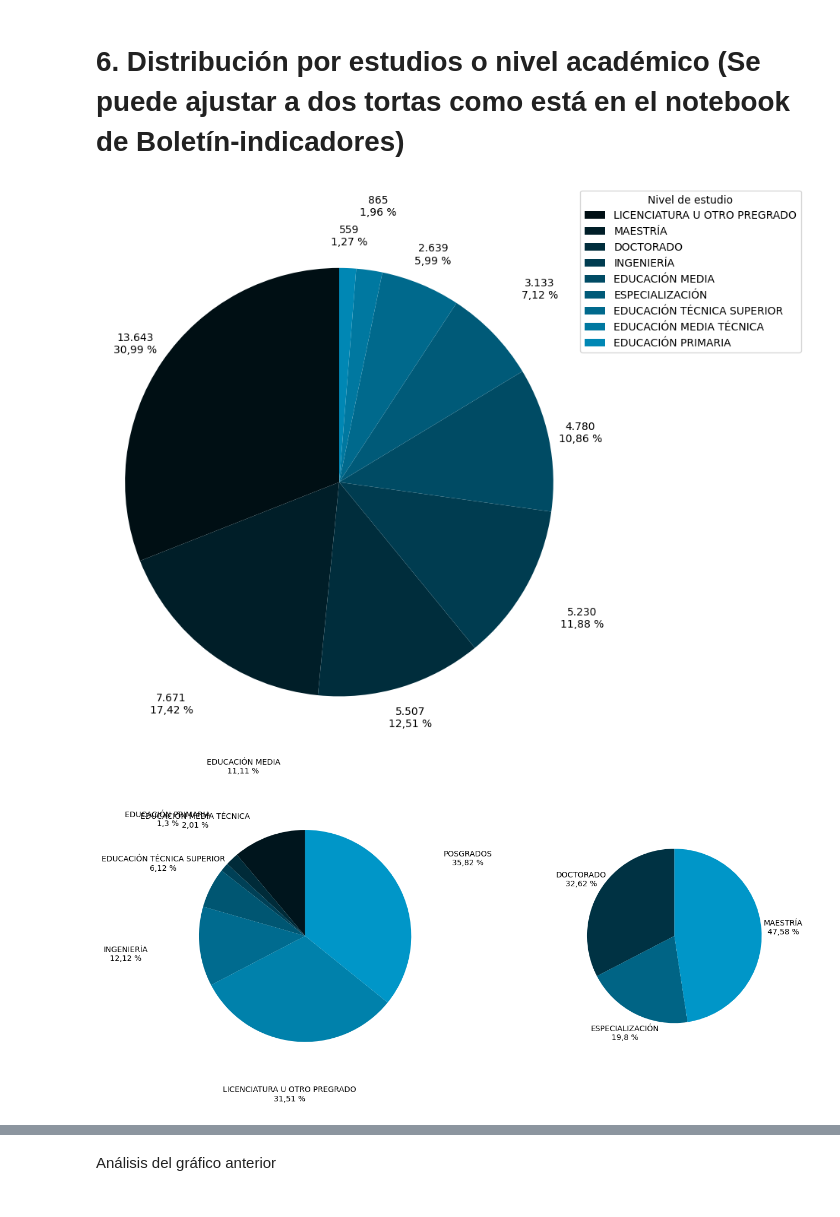
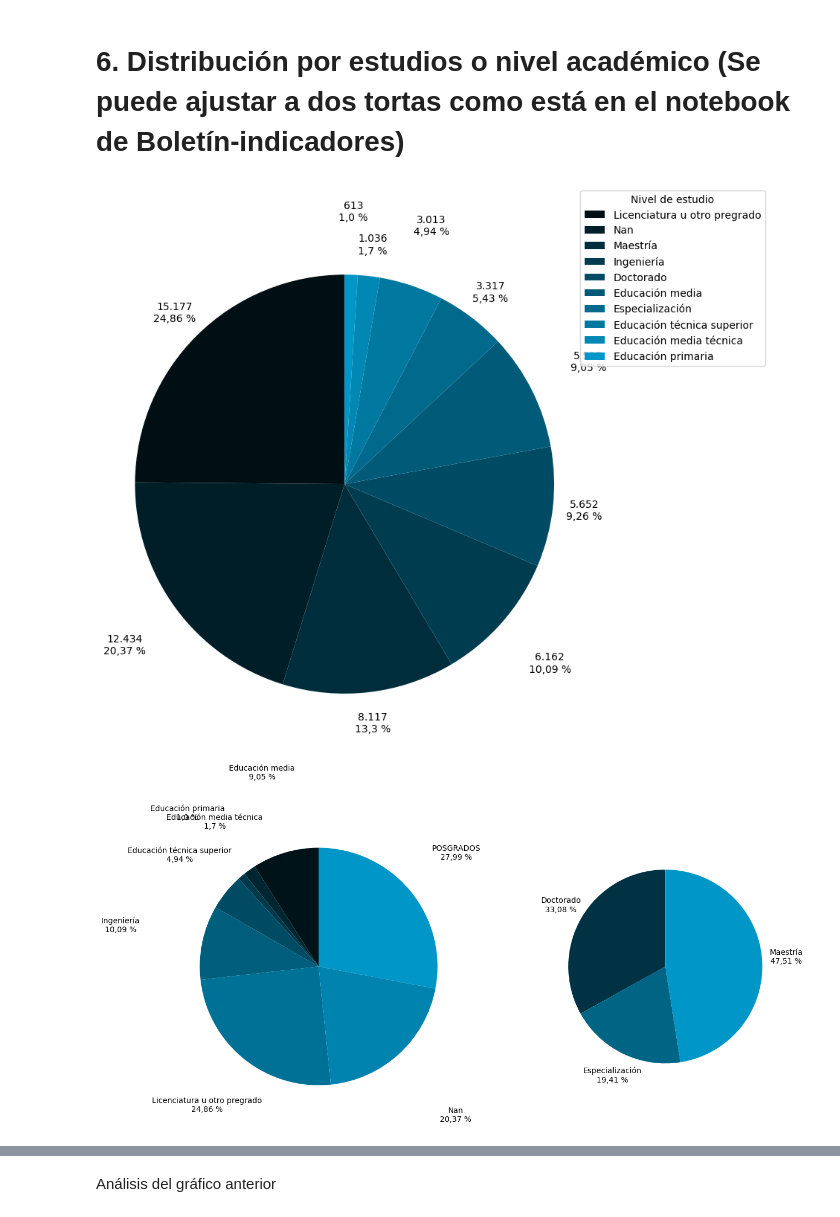
Before and after one commit to luiscorp552/portfolio_oncti, a Jupyter notebook: reporte_diario_OEL.ipynb, the cells around one changed output, grey strips where cells are left out. Saved outputs shown, nothing was run; the diff lists cells and outputs as text; code cells hidden in the pictures.

```diff
--- a/reporte_diario_OEL.ipynb
+++ b/reporte_diario_OEL.ipynb
@@ -740,10 +1107,10 @@ See the caveats in the documentation: https://pandas.pydata.org/pandas-docs/stab
 ### 3.1.2. Distribución de los registros por grupo etario y sexo del Reporte Completo
 # %%
 # Aplicar la función a la columna de edades para crear una nueva columna de rangos de edad
-df_filtrado['Rango de Edad'] = df_filtrado['Edad'].apply(agrupar_edades)
+filtered_df['Rango de Edad'] = filtered_df['Edad'].apply(agrupar_edades)
 
 # Agrupar por rango de edad y sexo
-conteo_valores6 = df_filtrado.groupby(['Rango de Edad', 'Sexo']).size().unstack(fill_value=0)
+conteo_valores6 = filtered_df.groupby(['Rango de Edad', 'Sexo']).size().unstack(fill_value=0)
 
 # Convertir los valores negativos para la gráfica invertida
 conteo_valores6['Mujer'] = conteo_valores6['Mujer'] * -1
@@ -840,11 +1214,11 @@ Análisis del gráfico anterior
 columna_a_graficar = 'Tipo Institucion'  # Reemplaza 'Tipo Institucion' con el nombre de tu columna
 
 bas_color = [96, 159, 244]
-tipo_institucion = df_filtrado[columna_a_graficar].unique()
+tipo_institucion = filtered_df[columna_a_graficar].unique()
 colores = generate_gradient_colors(bas_color, len(tipo_institucion))  # Usando una paleta de colores degradada
 
 # Contar la cantidad de valores repetidos
-conteo_valores7 = df_filtrado[columna_a_graficar].value_counts()
+conteo_valores7 = filtered_df[columna_a_graficar].value_counts()
 
 # Crear el gráfico de torta con etiquetas de datos en el exterior
 fig, ax = plt.subplots(figsize=(10, 10))
@@ -897,7 +1271,7 @@ plt.show()
 columna_a_graficar = 'Tipo Institucion'
 
 # Contar la cantidad de valores repetidos y ordenarlos de forma descendente
-conteo_valores8 = df_filtrado[columna_a_graficar].value_counts().sort_values(ascending=True)
+conteo_valores8 = filtered_df[columna_a_graficar].value_counts().sort_values(ascending=True)
 
 # Crear el gráfico de barras horizontales
 plt.figure(figsize=(10, 6))
@@ -920,7 +1294,7 @@ plt.show()
 columna_a_graficar = 'Tipo Institucion'
 
 # Contar la cantidad de valores repetidos y ordenarlos de forma descendente
-conteo_valores9 = df_filtrado[columna_a_graficar].value_counts().sort_values(ascending=True)
+conteo_valores9 = filtered_df[columna_a_graficar].value_counts().sort_values(ascending=True)
 total_valores = conteo_valores9.sum()  # Obtener el total de valores
 
 # Crear el gráfico de barras horizontales
@@ -953,14 +1327,14 @@ Análisis del gráfico anterior
 # %%
 # Hacer el gráfico de torta para la columna 'Nivel de Estudio'
 col = 'Nivel de Estudio'  # Reemplaza 'Nombre de la Columna' con el nombre de tu columna
-nivel_estudios = df[col].unique()
+nivel_estudios = filtered_df[col].unique()
 
 # Generar colores degradados
 base_color = [0, 150, 200]
 colores = generate_gradient_colors(base_color, len(nivel_estudios))
 
 # 1. Contar la cantidad de valores repetidos
-conteo_valores10 = df[col].value_counts()
+conteo_valores10 = filtered_df[col].value_counts()
 
 # 2. Creando el gráfico de torta con etiquetas y etiquetas de datos
 fig, ax = plt.subplots(figsize=(8, 8))
@@ -983,34 +1357,34 @@ ax.axis('equal')
 # 4. Asignando conteo_valores.values10 a sizes
 sizes = conteo_valores10.values
 
 # 5. Añadiendo etiqueta de datos a cada porción
 for i, label in enumerate(conteo_valores10.index):
     # 5.1 Calcular la posición de la etiqueta usando theta1 and theta2 attributes
     angle = np.deg2rad((ax.patches[i].theta1 + ax.patches[i].theta2) / 2)
     x = np.cos(angle)
     y = np.sin(angle)
 
     # 5.2 Ajustar la distancia de las etiquetas al centro
     offset = 1.15 if i % 2 == 0 else 1.3 # Intercalar el offset para índices pares e impares
     #offset = 1.15  # Ajusta este valor para cambiar la distancia
 
     # 5.3 Crear la etiqueta con múltiples líneas
 #    ax.text(x * offset, y * offset, f"{label}\n{colocar_separador_miles(sizes[i])}\n{cambiar_separador(round(sizes[i]/sum(sizes)*100, 2))} %", ha='center', va='center', fontsize = 10)
     ax.text(x * offset, y * offset, f"{colocar_separador_miles(sizes[i])}\n{cambiar_separador(round(sizes[i]/sum(sizes)*100, 2))} %", ha='center', va='center', fontsize = 10)
 
 # 6. Mostrar gráfico
 
 # Crear la leyenda fuera del gráfico
 plt.legend(wedges, conteo_valores10.index,
            title="Nivel de estudio",
            loc="center left",
            bbox_to_anchor=(1, 0.45, 0.5, 1))
 
 
 
 plt.show()
 # %% [output]
-[figure, old version]
+[figure, new version]
 # %%
 """
 prompt: Generar un código Python que, dado el DataFrame con la columna 'Nivel de Estudio', realice lo siguiente:
@@ -1026,10 +1400,10 @@ prompt: Generar un código Python que, dado el DataFrame con la columna 'Nivel d
 8. Optimiza el código a fin de que se coloquen etiquetas de datos en múltiples líneas y en las porciones se coloquen colores degradados a partir de un color base
 """
 # 1. Agrupar por grado académico y contar
-grado_academico_counts = df_filtrado.groupby('Nivel de Estudio')['Nivel de Estudio'].count()
+grado_academico_counts = filtered_df.groupby('Nivel de Estudio')['Nivel de Estudio'].count()
 
 # 2. Crear categoría 'Posgrados'
-posgrados = ['DOCTORADO', 'MAESTRÍA', 'ESPECIALIZACIÓN'] # Asegúrate de que los nombres coincidan con los del DataFrame
+posgrados = ['Doctorado', 'Maestría', 'Especialización'] # Asegúrate de que los nombres coincidan con los del DataFrame
 suma_posgrados = grado_academico_counts[grado_academico_counts.index.isin(posgrados)].sum()
 grado_academico_counts_modified = grado_academico_counts.drop(posgrados)
 grado_academico_counts_modified['POSGRADOS'] = suma_posgrados
@@ -1095,7 +1469,7 @@ for i, label in enumerate(posgrados_counts.index): # Changed total_personas to p
 plt.tight_layout()
 plt.show()
 # %% [output]
-[figure, old version]
+[figure, new version]
 # %%
 # prompt: crea un gráfico de barras horizontales para la columna 'Nivel de Estudio' del dataframe
 
```
Also changed, not shown: parts of 50 cells of this notebook.
